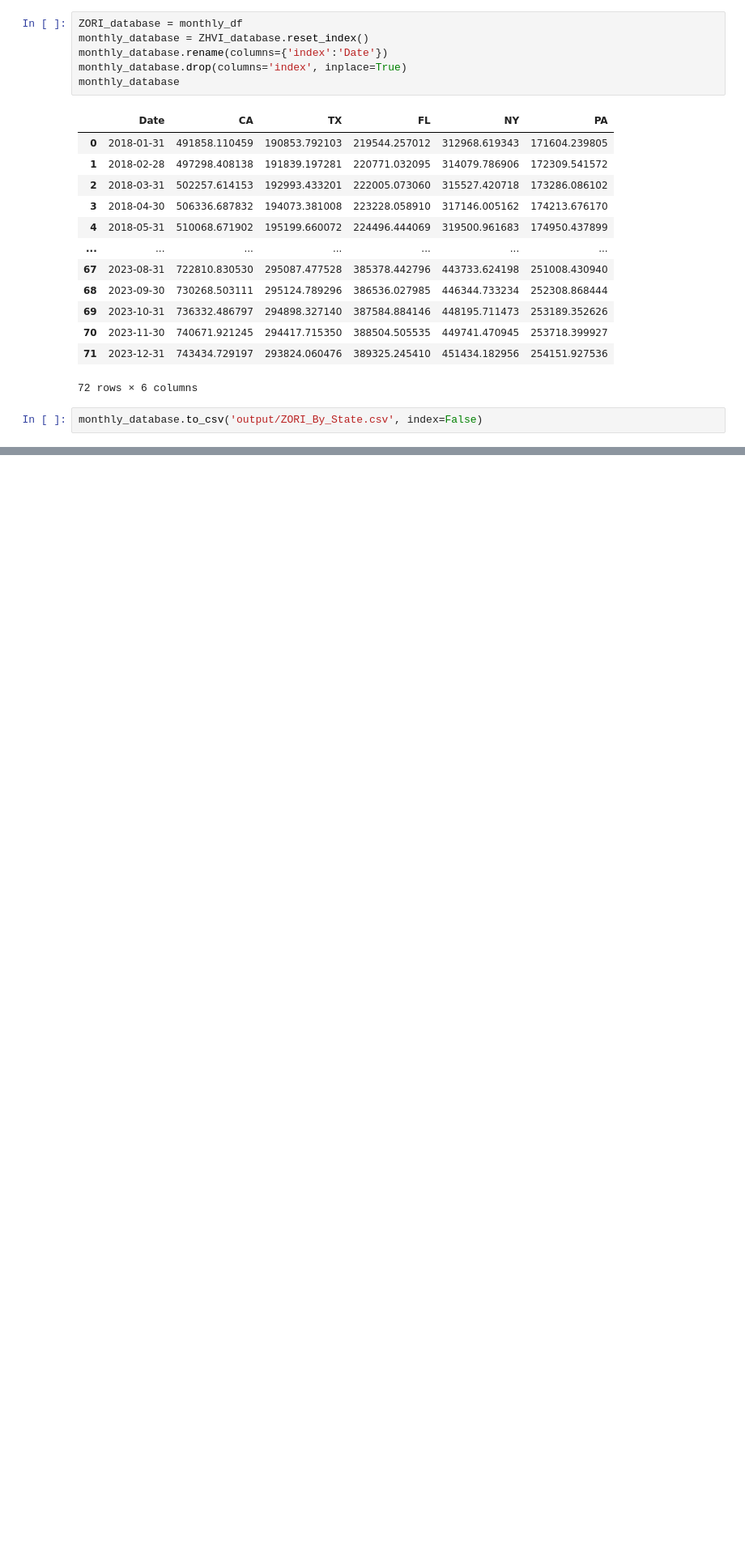
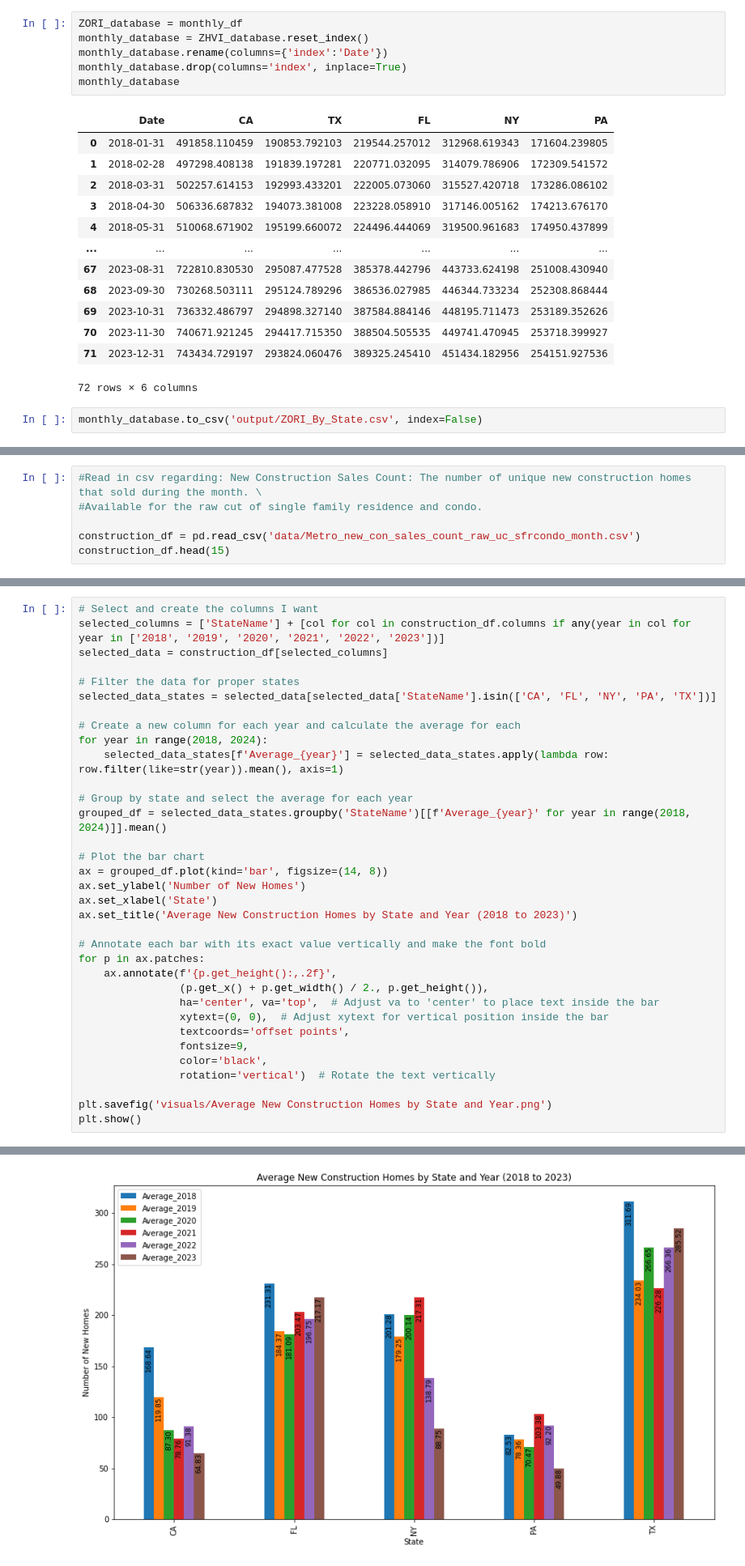
Before and after one commit to JAMayo13240/Data-Analysis-Project-3, a Jupyter notebook: Final.ipynb, the cells around one changed output, grey strips where cells are left out. Shown: that part at 81% size. Drawn from its saved outputs; the diff is of its cells as text; blank space fills up the shorter version.

```diff
--- a/Final.ipynb
+++ b/Final.ipynb
@@ -548,0 +649,6 @@ monthly_database.to_csv('output/ZORI_By_State.csv', index=False)
+# %%
+#Read in csv regarding: New Construction Sales Count: The number of unique new construction homes that sold during the month. \
+#Available for the raw cut of single family residence and condo.
+
+construction_df = pd.read_csv('data/Metro_new_con_sales_count_raw_uc_sfrcondo_month.csv')
+construction_df.head(15)
@@ -548,0 +673,35 @@ monthly_database.to_csv('output/ZORI_By_State.csv', index=False)
+# %%
+# Select and create the columns I want
+selected_columns = ['StateName'] + [col for col in construction_df.columns if any(year in col for year in ['2018', '2019', '2020', '2021', '2022', '2023'])]
+selected_data = construction_df[selected_columns]
+
+# Filter the data for proper states
+selected_data_states = selected_data[selected_data['StateName'].isin(['CA', 'FL', 'NY', 'PA', 'TX'])]
+
+# Create a new column for each year and calculate the average for each
+for year in range(2018, 2024):
+    selected_data_states[f'Average_{year}'] = selected_data_states.apply(lambda row: row.filter(like=str(year)).mean(), axis=1)
+
+# Group by state and select the average for each year
+grouped_df = selected_data_states.groupby('StateName')[[f'Average_{year}' for year in range(2018, 2024)]].mean()
+
+# Plot the bar chart
+ax = grouped_df.plot(kind='bar', figsize=(14, 8))
+ax.set_ylabel('Number of New Homes')
+ax.set_xlabel('State')
+ax.set_title('Average New Construction Homes by State and Year (2018 to 2023)')
+
+# Annotate each bar with its exact value vertically and make the font bold
+for p in ax.patches:
+    ax.annotate(f'{p.get_height():,.2f}',
+                (p.get_x() + p.get_width() / 2., p.get_height()),
+                ha='center', va='top',  # Adjust va to 'center' to place text inside the bar
+                xytext=(0, 0),  # Adjust xytext for vertical position inside the bar
+                textcoords='offset points',
+                fontsize=9,
+                color='black',
+                rotation='vertical')  # Rotate the text vertically
+
+plt.savefig('visuals/Average New Construction Homes by State and Year.png')
+plt.show()
+# %% [output]
@@ -548,0 +725 @@ monthly_database.to_csv('output/ZORI_By_State.csv', index=False)
+[figure, added]
```
Also changed, not shown: parts of 7 cells of this notebook, 9 other files.
